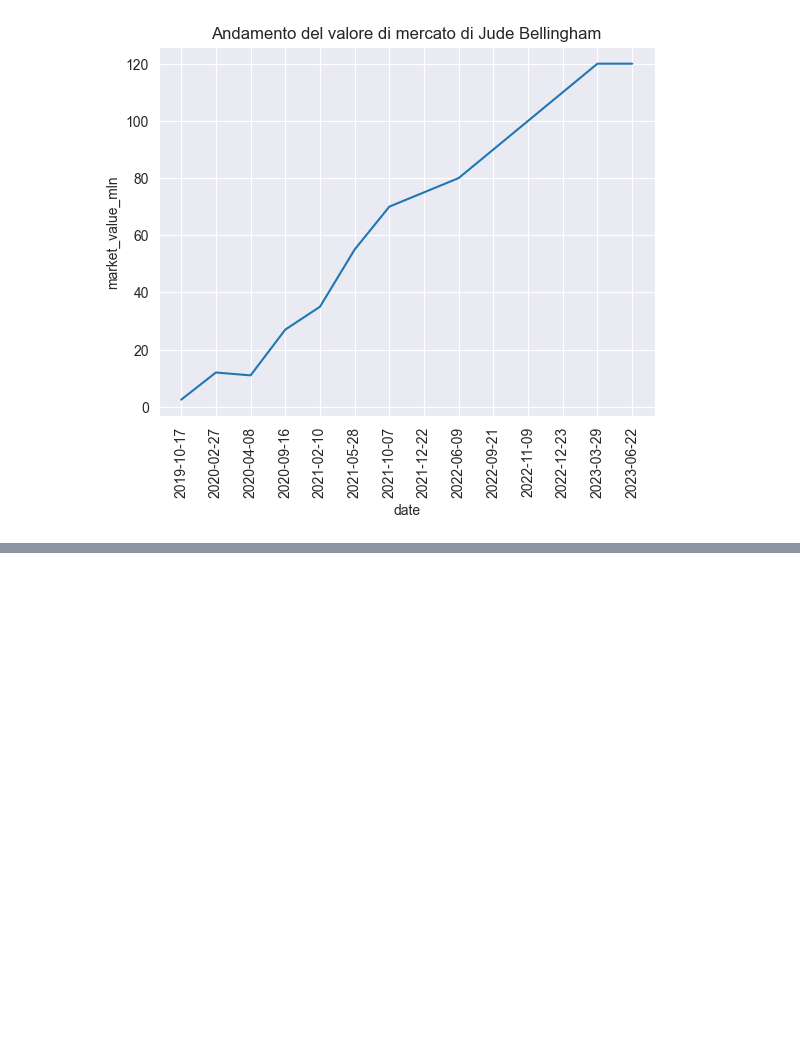
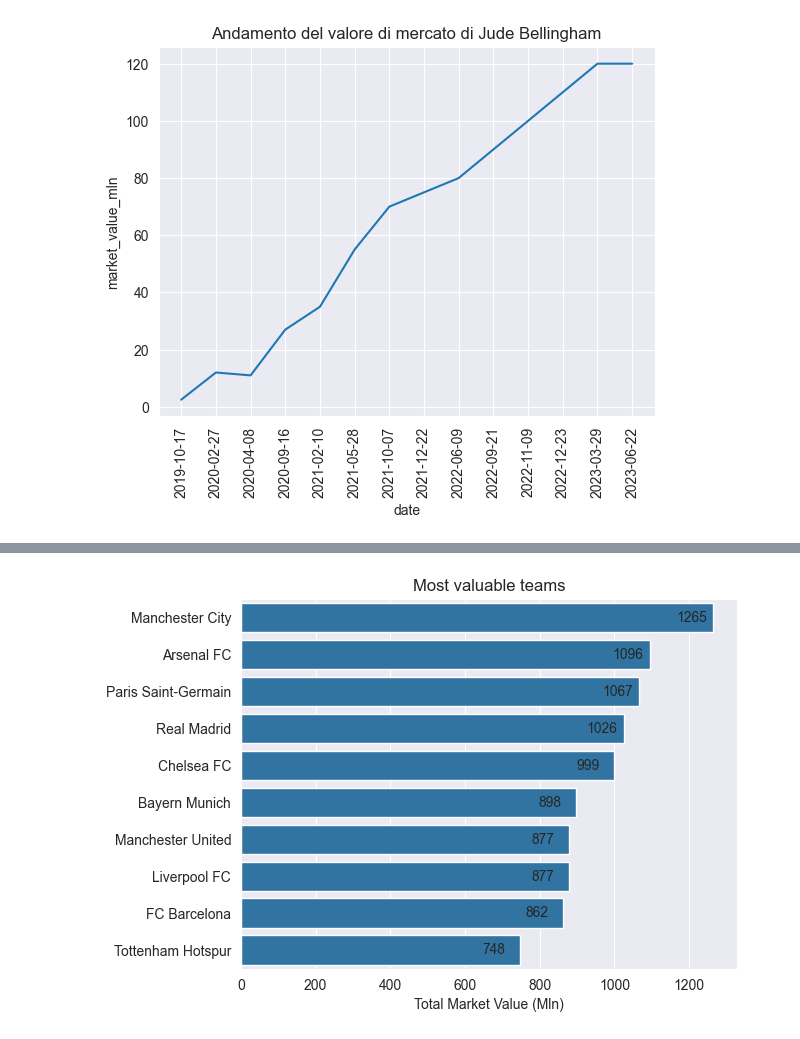
Before and after one commit to RiccardoPili/Football-Data-Analysis, a Jupyter notebook: players.ipynb, the cells around one changed output, grey strips where cells are left out. Cells and saved outputs as stored; diff of their text form; code cells hidden in the pictures; blank space fills up the shorter version.

```diff
--- a/players.ipynb
+++ b/players.ipynb
@@ -693,0 +722,17 @@ plt.show()
+# %%
+# most valuable teams
+
+teams_market_value = current_players.groupby('club_name')['market_value_mln'].sum().reset_index()
+top10_teams = teams_market_value.sort_values(by='market_value_mln', ascending=False).head(10)
+
+ax = sns.barplot(data=top10_teams, x='market_value_mln', y='club_name')
+
+for p in ax.patches:
+    ax.annotate(f'{p.get_width():.0f}', ((p.get_width() - 100), p.get_y() + p.get_height() / 2), ha='left', va='center')
+
+plt.xlabel('Total Market Value (Mln)')
+plt.ylabel('')
+plt.title('Most valuable teams')
+plt.show()
+# %% [output]
+[figure, added]
```
Also changed, not shown: parts of 7 cells of this notebook.
